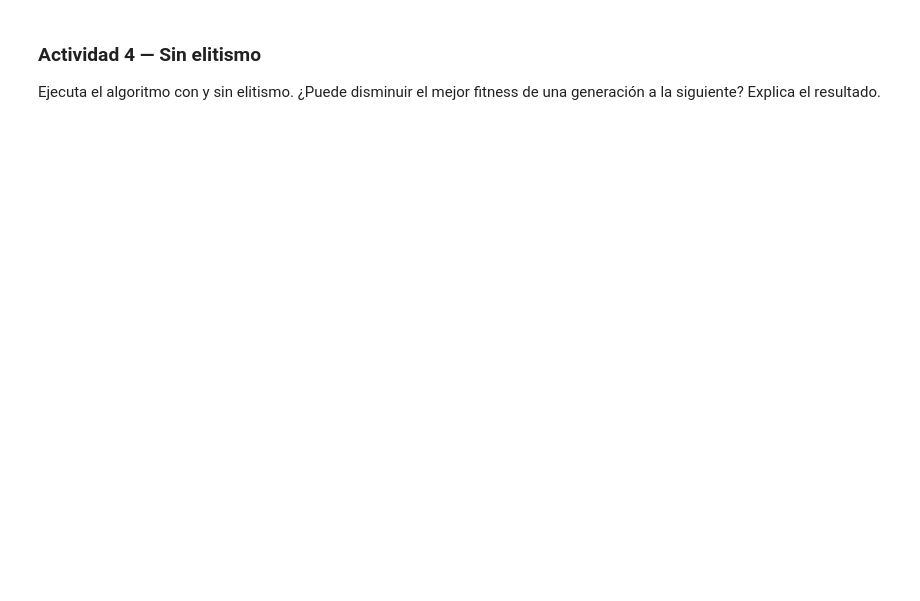
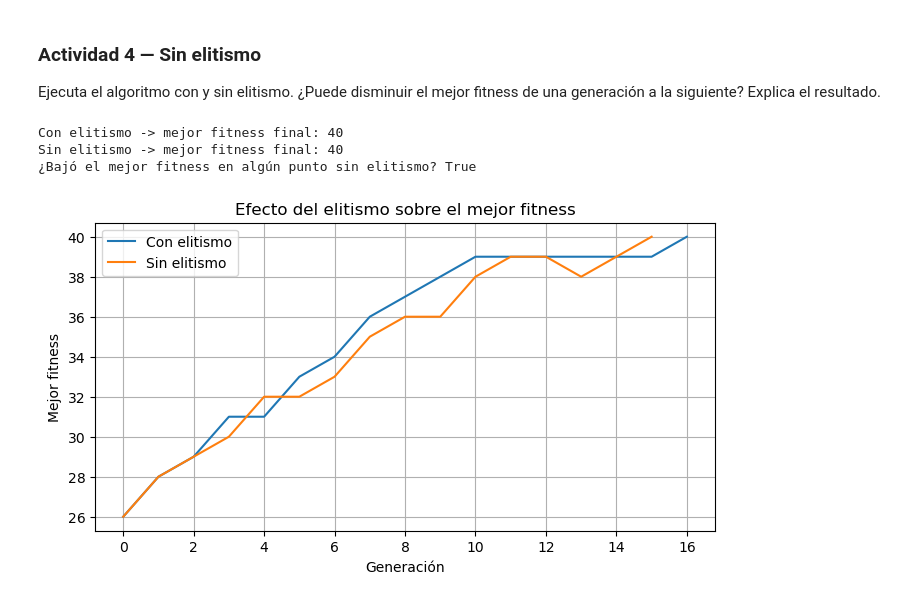
Before and after one commit to Diego-Alejandro-angarita/IA_tasks, a Jupyter notebook: Actividad2/03_algoritmos_geneticos.ipynb, the cells around one changed output. Drawn from its saved outputs; the diff is of its cells as text; code cells hidden in the pictures; blank space fills up the shorter version.

Commit message:
feat(actividad2): resolver actividades 3 y 4 de algoritmos geneticos

```diff
--- a/Actividad2/03_algoritmos_geneticos.ipynb
+++ b/Actividad2/03_algoritmos_geneticos.ipynb
@@ -369,3 +473,34 @@ Sugerencias:
 ### Actividad 4 — Sin elitismo
 
 Ejecuta el algoritmo con y sin elitismo. ¿Puede disminuir el mejor fitness de una generación a la siguiente? Explica el resultado.
+# %%
+best_with, history_with = genetic_algorithm(
+    chromosome_length=40, generations=150, elitism=True, seed=SEED,
+)
+best_without, history_without = genetic_algorithm(
+    chromosome_length=40, generations=150, elitism=False, seed=SEED,
+)
+
+print('Con elitismo -> mejor fitness final:', history_with[-1]['best'])
+print('Sin elitismo -> mejor fitness final:', history_without[-1]['best'])
+
+decreased = any(
+    history_without[i]['best'] < history_without[i - 1]['best']
+    for i in range(1, len(history_without))
+)
+print('¿Bajó el mejor fitness en algún punto sin elitismo?', decreased)
+
+plt.figure(figsize=(8, 4))
+plt.plot([h['generation'] for h in history_with], [h['best'] for h in history_with], label='Con elitismo')
+plt.plot([h['generation'] for h in history_without], [h['best'] for h in history_without], label='Sin elitismo')
+plt.xlabel('Generación')
+plt.ylabel('Mejor fitness')
+plt.title('Efecto del elitismo sobre el mejor fitness')
+plt.legend()
+plt.grid(True)
+plt.show()
+# %% [output]
+Con elitismo -> mejor fitness final: 40
+Sin elitismo -> mejor fitness final: 40
+¿Bajó el mejor fitness en algún punto sin elitismo? True
+[figure, added]
```
Also changed, not shown: parts of 6 cells of this notebook, 1 other file.
